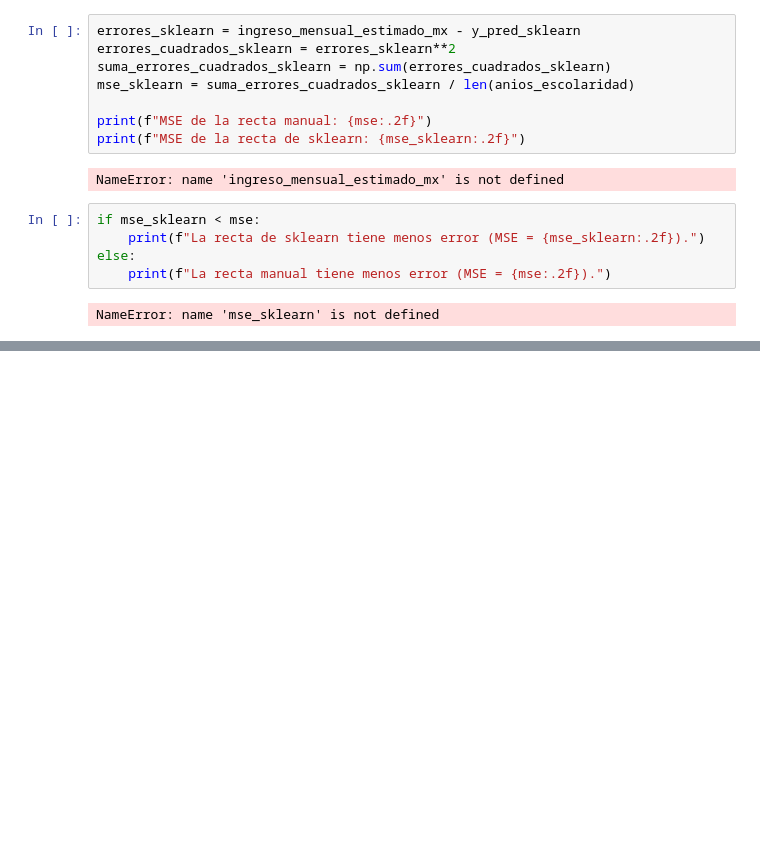
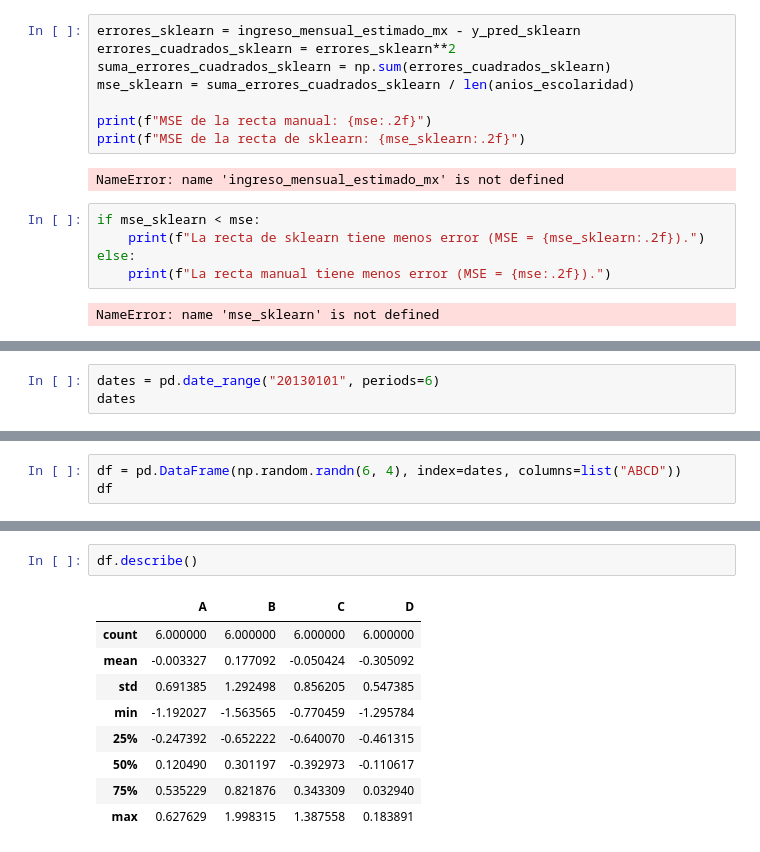
Before and after one commit to aaronmtz159/Mineria-de-datos, a Jupyter notebook: Minería_de_Datos.ipynb, the cells around one changed output, grey strips where cells are left out. Cells and saved outputs as stored; diff of their text form; blank space fills up the shorter version.

```diff
--- a/Minería_de_Datos.ipynb
+++ b/Minería_de_Datos.ipynb
@@ -804,0 +820,3 @@ NameError: name 'mse_sklearn' is not defined
+# %%
+dates = pd.date_range("20130101", periods=6)
+dates
@@ -804,0 +827,3 @@ NameError: name 'mse_sklearn' is not defined
+# %%
+df = pd.DataFrame(np.random.randn(6, 4), index=dates, columns=list("ABCD"))
+df
@@ -804,0 +911,12 @@ NameError: name 'mse_sklearn' is not defined
+# %%
+df.describe()
+# %% [output]
+|  | A | B | C | D |
+| count | 6.000000 | 6.000000 | 6.000000 | 6.000000 |
+| mean | -0.003327 | 0.177092 | -0.050424 | -0.305092 |
+| std | 0.691385 | 1.292498 | 0.856205 | 0.547385 |
+| min | -1.192027 | -1.563565 | -0.770459 | -1.295784 |
+| 25% | -0.247392 | -0.652222 | -0.640070 | -0.461315 |
+| 50% | 0.120490 | 0.301197 | -0.392973 | -0.110617 |
+| 75% | 0.535229 | 0.821876 | 0.343309 | 0.032940 |
+| max | 0.627629 | 1.998315 | 1.387558 | 0.183891 |
```
Also changed, not shown: parts of 20 cells of this notebook.
